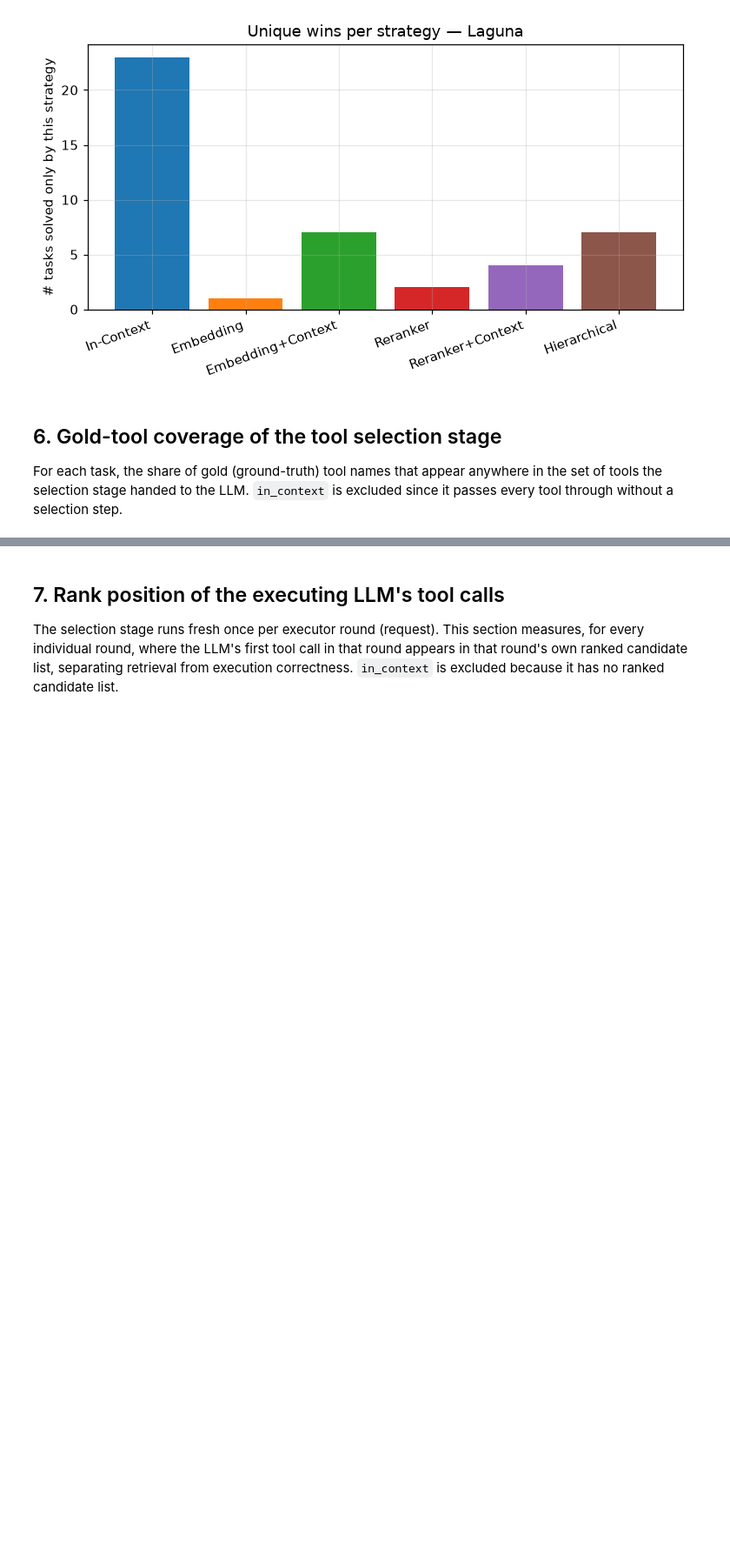
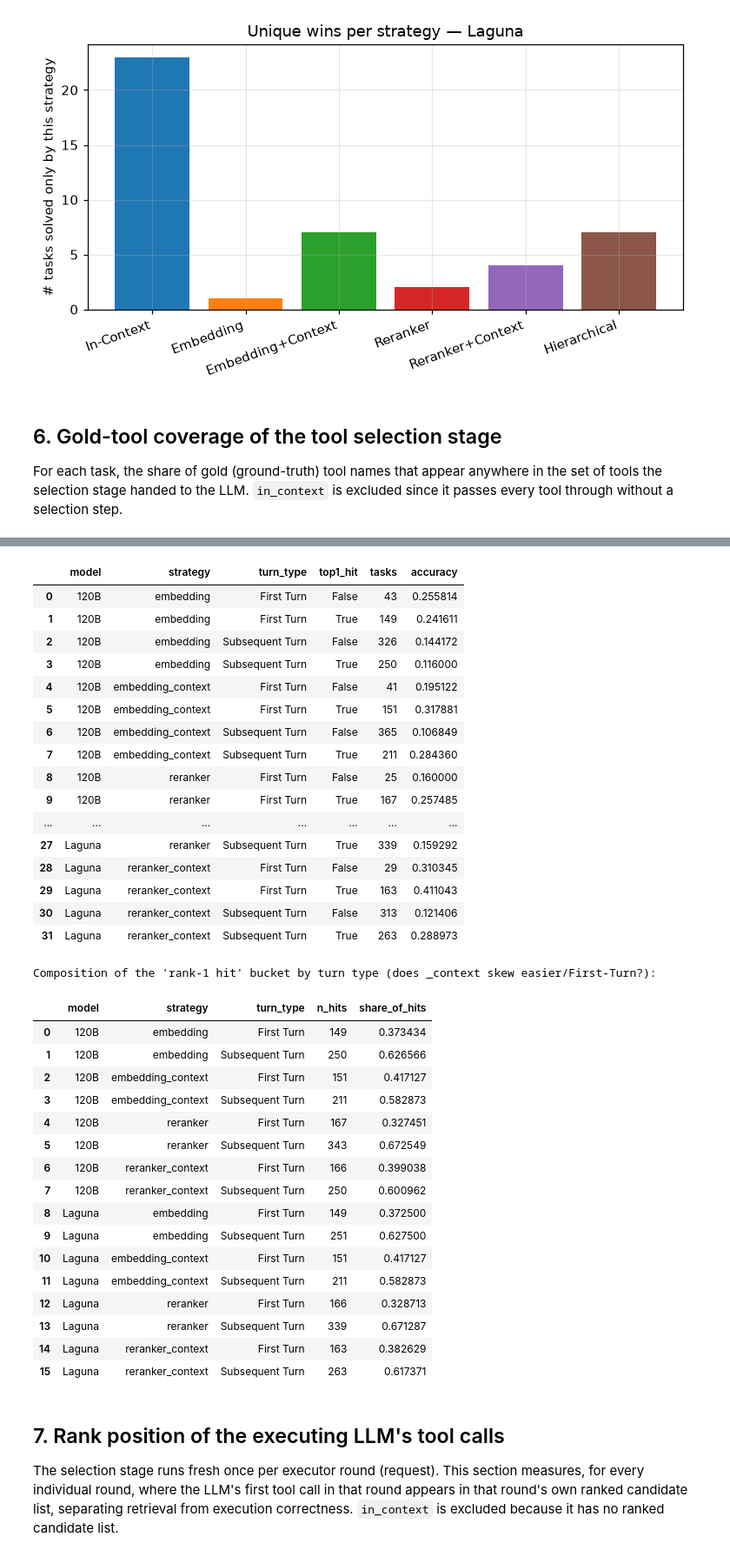
Before and after one commit to Anni0401/ToolSelectionBenchmark, a Jupyter notebook: wild-tool-bench/analyze_results.ipynb, the cells around one changed output, grey strips where cells are left out. Shown at 87% size. Cells and saved outputs as stored; diff of their text form; code cells hidden in the pictures; blank space fills up the shorter version.

```diff
--- a/wild-tool-bench/analyze_results.ipynb
+++ b/wild-tool-bench/analyze_results.ipynb
@@ -658,3 +868,62 @@ coverage_summary.rename("mean_gold_tool_coverage").to_frame().join(
+# %%
+turn_hitmiss = (
+    cov2.merge(gap[["model", "strategy"]].drop_duplicates(), on=["model", "strategy"])
+)
+turn_hitmiss["turn_type"] = turn_hitmiss.apply(
+    lambda r: gold_index[(r["task_id"], r["task_idx"])]["turn_type"], axis=1
+)
+
+strat_turn_hit = (
+    turn_hitmiss.groupby(["model", "strategy", "turn_type", "top1_hit"])
+    .agg(tasks=("task_id", "count"), accuracy=("correct", "mean"))
+    .reset_index()
+)
+display(strat_turn_hit.sort_values(["model", "strategy", "turn_type", "top1_hit"]))
+
+# Composition check: within the "rank-1 hit" bucket, what share of hits are First Turn?
+hit_only = turn_hitmiss[turn_hitmiss["top1_hit"]]
+composition = (
+    hit_only.groupby(["model", "strategy", "turn_type"]).size().rename("n_hits").reset_index()
+)
+composition["share_of_hits"] = composition.groupby(["model", "strategy"])["n_hits"].transform(lambda x: x / x.sum())
+print("Composition of the 'rank-1 hit' bucket by turn type (does _context skew easier/First-Turn?):")
+display(composition.sort_values(["model", "strategy", "turn_type"]))
+# %% [output]
+|  | model | strategy | turn_type | top1_hit | tasks | accuracy |
+| 0 | 120B | embedding | First Turn | False | 43 | 0.255814 |
+| 1 | 120B | embedding | First Turn | True | 149 | 0.241611 |
+| 2 | 120B | embedding | Subsequent Turn | False | 326 | 0.144172 |
+| 3 | 120B | embedding | Subsequent Turn | True | 250 | 0.116000 |
+| 4 | 120B | embedding_context | First Turn | False | 41 | 0.195122 |
+| 5 | 120B | embedding_context | First Turn | True | 151 | 0.317881 |
+| 6 | 120B | embedding_context | Subsequent Turn | False | 365 | 0.106849 |
+| 7 | 120B | embedding_context | Subsequent Turn | True | 211 | 0.284360 |
+| 8 | 120B | reranker | First Turn | False | 25 | 0.160000 |
+| 9 | 120B | reranker | First Turn | True | 167 | 0.257485 |
+| ... | ... | ... | ... | ... | ... | ... |
+| 27 | Laguna | reranker | Subsequent Turn | True | 339 | 0.159292 |
+| 28 | Laguna | reranker_context | First Turn | False | 29 | 0.310345 |
+| 29 | Laguna | reranker_context | First Turn | True | 163 | 0.411043 |
+| 30 | Laguna | reranker_context | Subsequent Turn | False | 313 | 0.121406 |
+| 31 | Laguna | reranker_context | Subsequent Turn | True | 263 | 0.288973 |
+Composition of the 'rank-1 hit' bucket by turn type (does _context skew easier/First-Turn?):
+|  | model | strategy | turn_type | n_hits | share_of_hits |
+| 0 | 120B | embedding | First Turn | 149 | 0.373434 |
+| 1 | 120B | embedding | Subsequent Turn | 250 | 0.626566 |
+| 2 | 120B | embedding_context | First Turn | 151 | 0.417127 |
+| 3 | 120B | embedding_context | Subsequent Turn | 211 | 0.582873 |
+| 4 | 120B | reranker | First Turn | 167 | 0.327451 |
+| 5 | 120B | reranker | Subsequent Turn | 343 | 0.672549 |
+| 6 | 120B | reranker_context | First Turn | 166 | 0.399038 |
+| 7 | 120B | reranker_context | Subsequent Turn | 250 | 0.600962 |
+| 8 | Laguna | embedding | First Turn | 149 | 0.372500 |
+| 9 | Laguna | embedding | Subsequent Turn | 251 | 0.627500 |
+| 10 | Laguna | embedding_context | First Turn | 151 | 0.417127 |
+| 11 | Laguna | embedding_context | Subsequent Turn | 211 | 0.582873 |
+| 12 | Laguna | reranker | First Turn | 166 | 0.328713 |
+| 13 | Laguna | reranker | Subsequent Turn | 339 | 0.671287 |
+| 14 | Laguna | reranker_context | First Turn | 163 | 0.382629 |
+| 15 | Laguna | reranker_context | Subsequent Turn | 263 | 0.617371 |
 # %% [markdown]
 ## 7. Rank position of the executing LLM's tool calls
 
```
Also changed, not shown: parts of 9 cells of this notebook.
